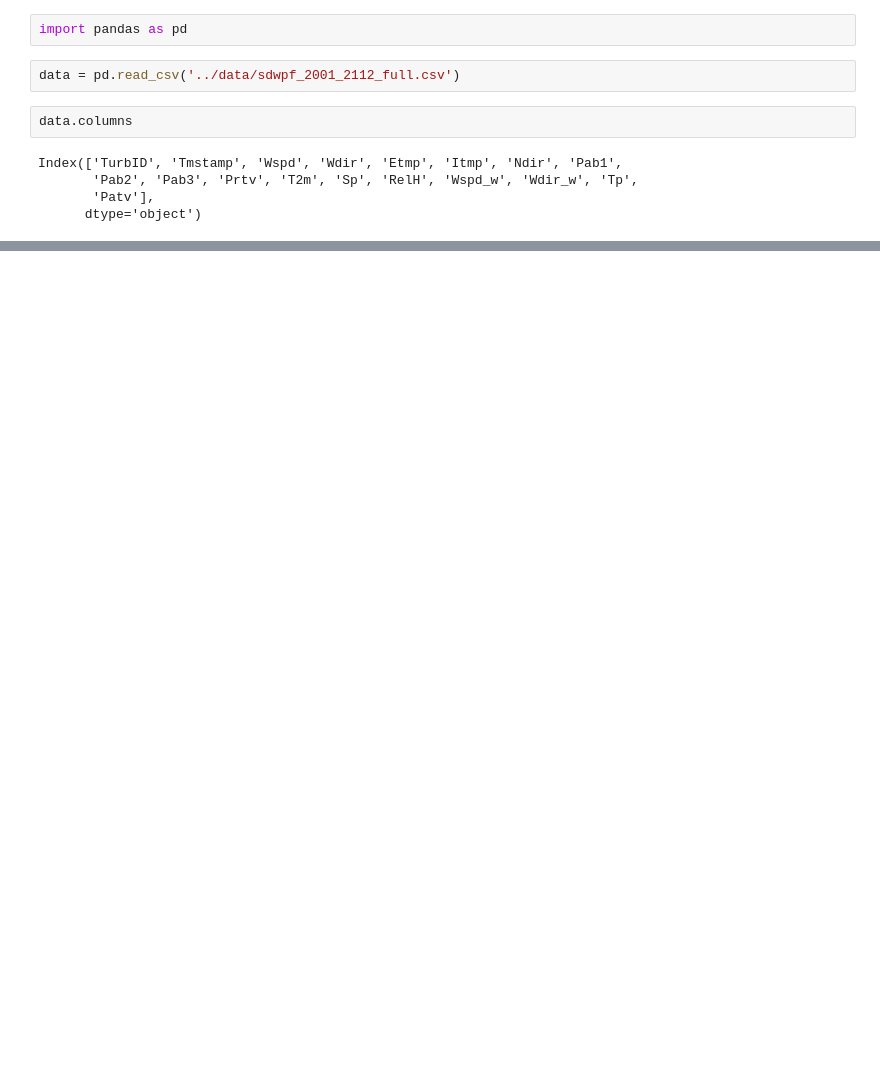
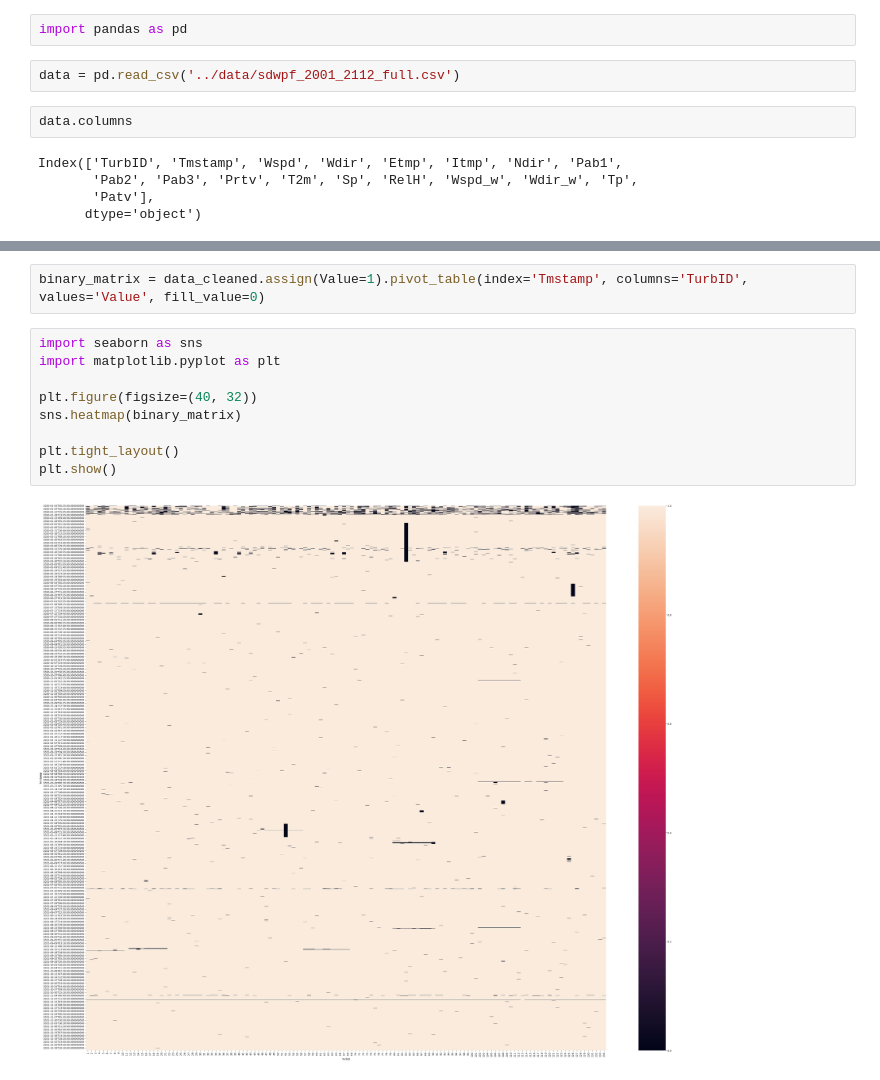
Before and after one commit to valerasaray/fan_regression, a Jupyter notebook: notebooks/main.ipynb, the cells around one changed output, grey strips where cells are left out. Cells and saved outputs as stored; diff of their text form; blank space fills up the shorter version.

```diff
--- a/notebooks/main.ipynb
+++ b/notebooks/main.ipynb
@@ -31,0 +35,13 @@ data[(data['Wspd'] == 6.17)].head(30)
+# %%
+binary_matrix = data_cleaned.assign(Value=1).pivot_table(index='Tmstamp', columns='TurbID', values='Value', fill_value=0)
+# %%
+import seaborn as sns
+import matplotlib.pyplot as plt
+
+plt.figure(figsize=(40, 32))
+sns.heatmap(binary_matrix)
+
+plt.tight_layout()
+plt.show()
+# %% [output]
+[figure, added]
```
Also changed, not shown: parts of 10 cells of this notebook, 2 other files.
